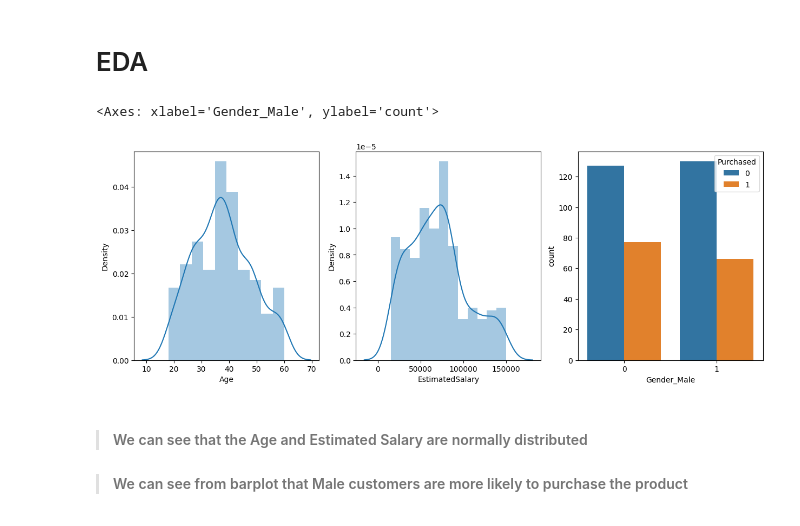
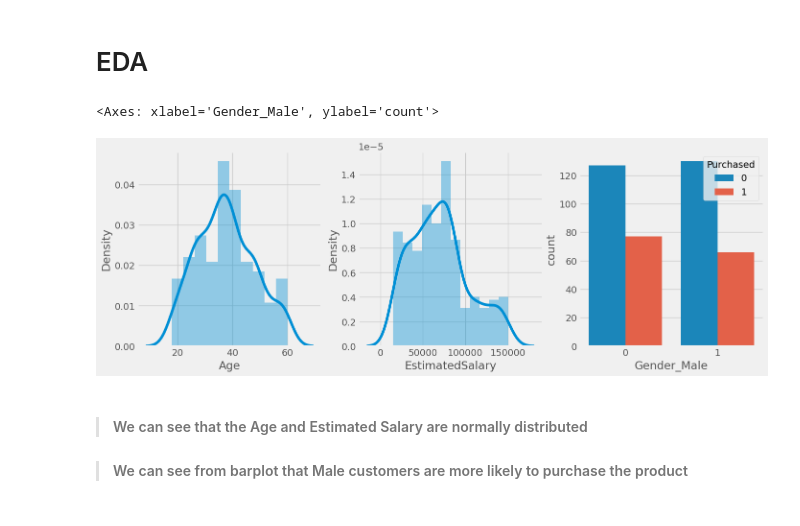
Before and after one commit to Harsh502s/ML-Assignments, a Jupyter notebook: Notebooks/Assignment 7 KNN SNA.ipynb, the cells around one changed output. Drawn from its saved outputs; the diff is of its cells as text; code cells hidden in the pictures.

```diff
--- a/Notebooks/Assignment 7 KNN SNA.ipynb
+++ b/Notebooks/Assignment 7 KNN SNA.ipynb
@@ -45,24 +45,25 @@ df.head()
 # %%
 # Exploratory Data Analysis (EDA) for the features
 
 # Making 3 subplots
+plt.style.use('fivethirtyeight')
 
 fig, axes = plt.subplots(nrows=1, ncols=3, figsize=(15, 5))
 
 # Plotting the Age distribution
 
 sns.distplot(df['Age'], ax=axes[0])
 
 # Plotting the Estimated Salary distribution
 
 sns.distplot(df['EstimatedSalary'], ax=axes[1])
 
 # Plotting the Purchased distribution
 
 sns.countplot(x='Gender_Male', data=df,hue='Purchased' , ax=axes[2])
 # %% [output]
 <Axes: xlabel='Gender_Male', ylabel='count'>
-[figure, old version]
+[figure, new version]
 # %% [markdown]
 > #### We can see that the Age and Estimated Salary are normally distributed
 
```
Also changed, not shown: parts of 1 cell of this notebook.
